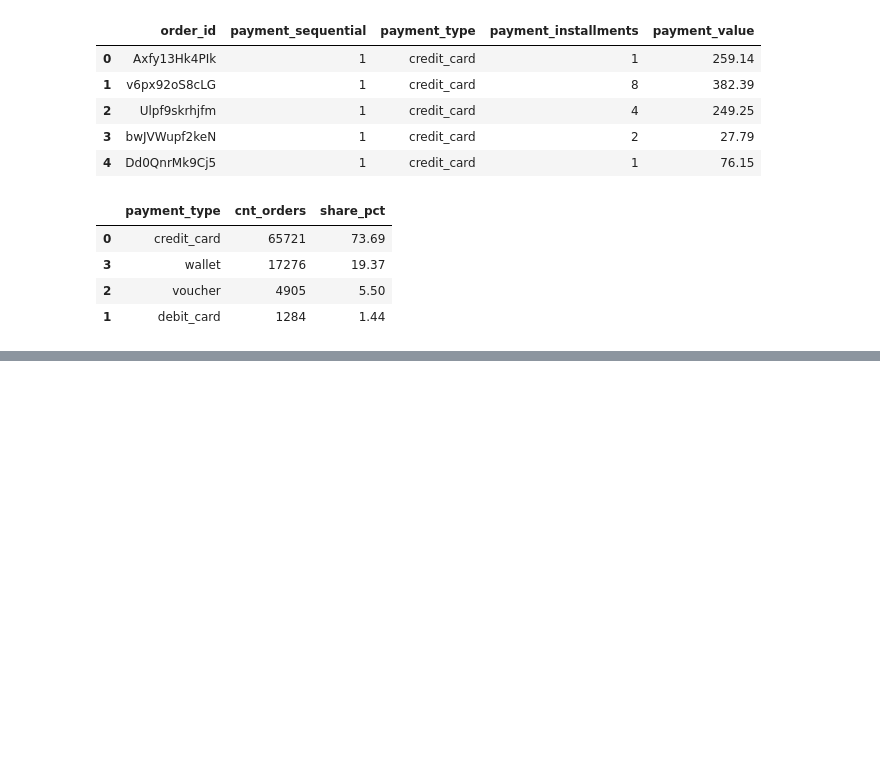
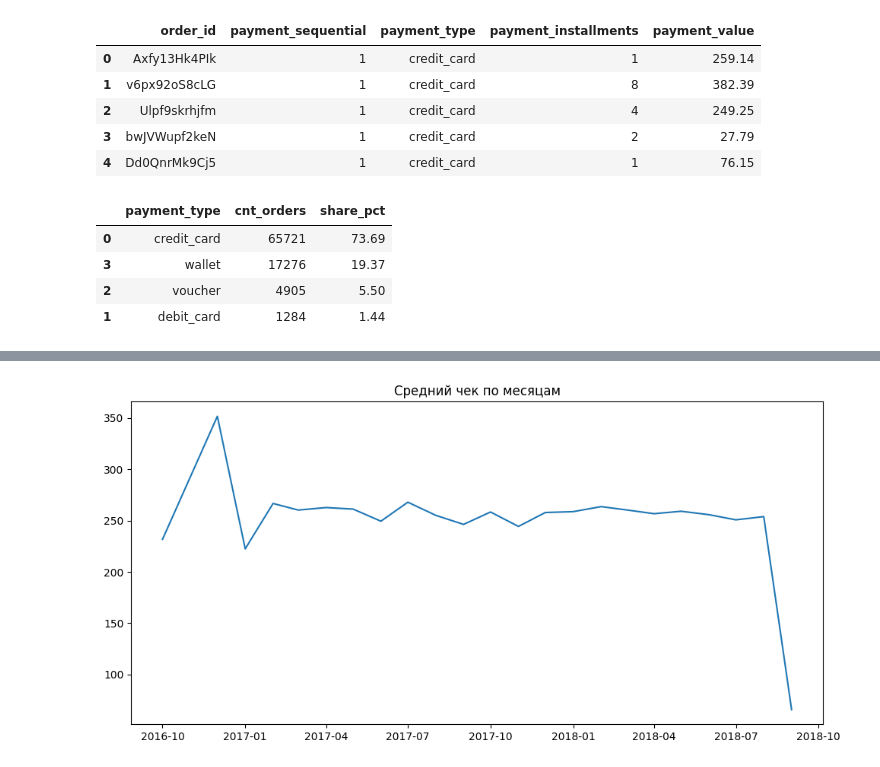
Before and after one commit to mkudim/Exploratory_data_analysis_EDA, a Jupyter notebook: Ecom_orders_supply/EDA/EDA_payments.ipynb, the cells around one changed output, grey strips where cells are left out. Cells and saved outputs as stored; diff of their text form; code cells hidden in the pictures; blank space fills up the shorter version.

```diff
--- a/Ecom_orders_supply/EDA/EDA_payments.ipynb
+++ b/Ecom_orders_supply/EDA/EDA_payments.ipynb
@@ -293,0 +671,33 @@ payment_types
+# %%
+# посмотрим на средний чек
+
+orders = (
+    df_p_mid
+    .groupby('order_id', as_index=False)
+    .agg({
+        'payment_value': 'sum',
+        'order_month': 'first'
+    })
+    .rename(columns={'payment_value': 'order_value'})
+)
+
+aov_by_month = (
+    orders
+    .groupby('order_month', as_index=False)
+    .agg(avg_order_value=('order_value', 'mean'))
+)
+
+aov_by_month['order_month_dt'] = pd.to_datetime(aov_by_month['order_month'])
+
+plt.figure(figsize=(10, 5))
+plt.plot(
+    aov_by_month['order_month_dt'],
+    aov_by_month['avg_order_value']
+)
+plt.title('Средний чек по месяцам')
+plt.tight_layout()
+plt.show()
+
+# средний чек стабилен на уровне ~250 без заметной сезонности по месяцам
+# %% [output]
+[figure, added]
```
Also changed, not shown: parts of 28 cells of this notebook.
